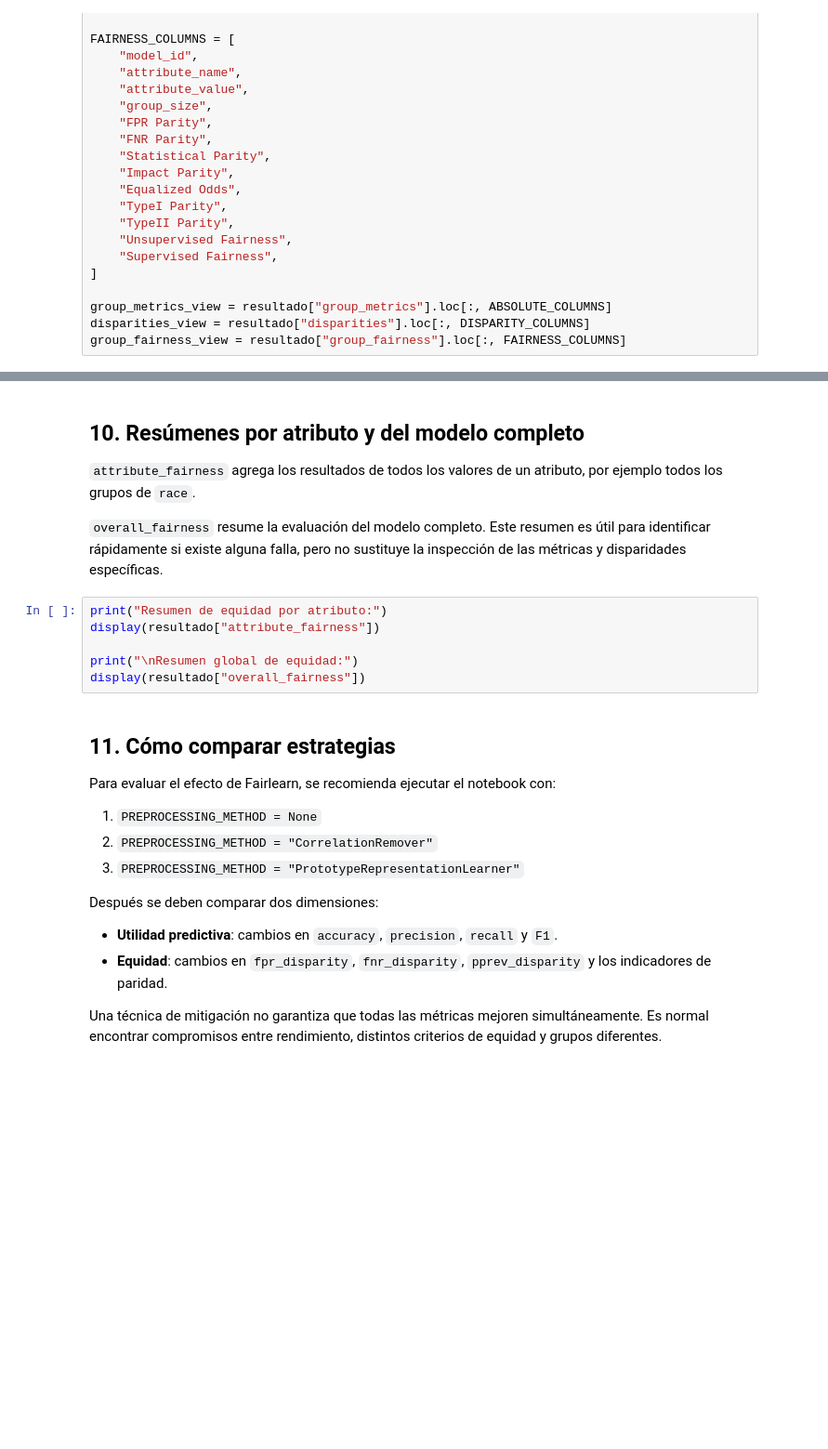
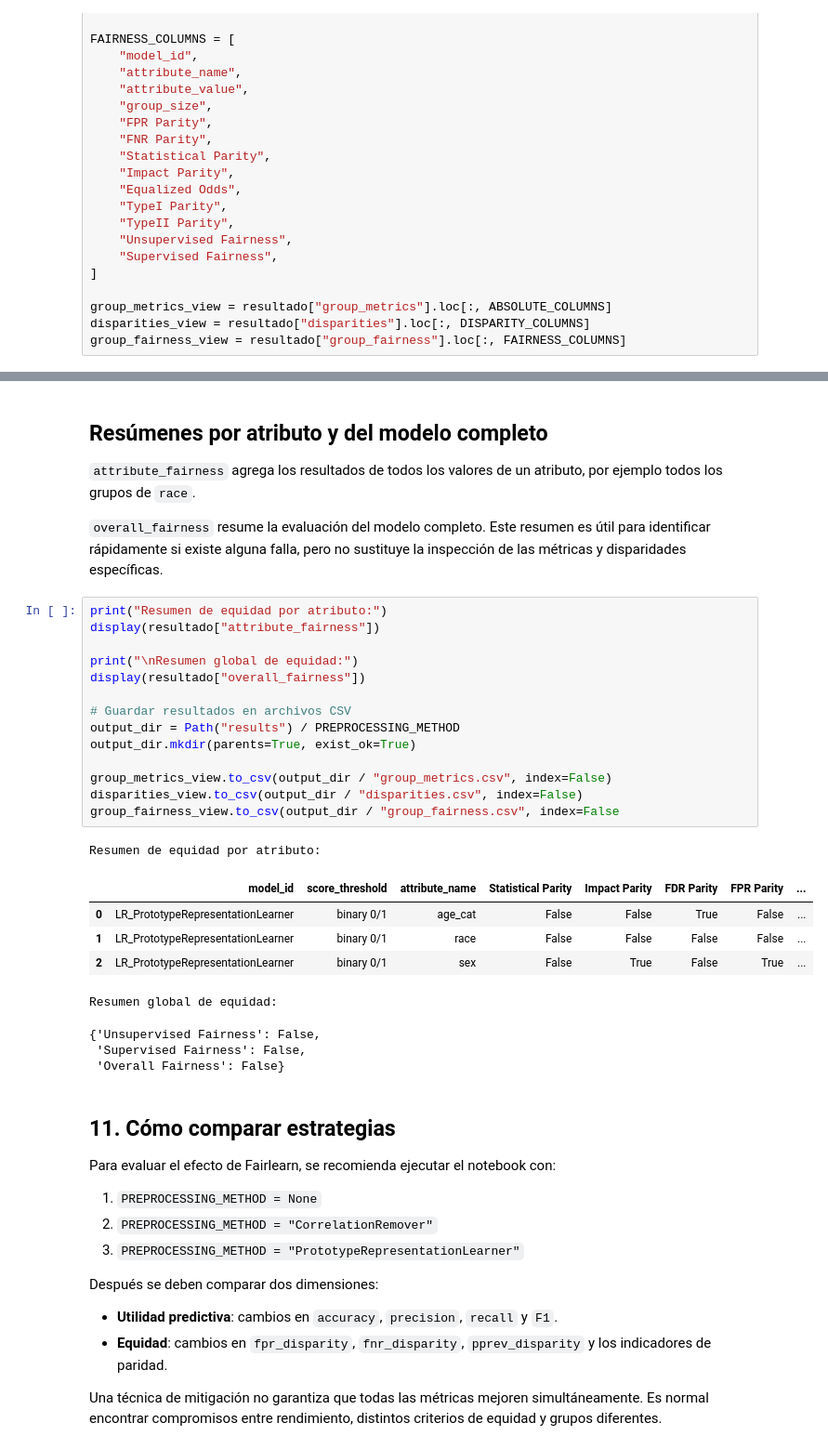
Before and after one commit to lalo01jm/Evaluacion-de-librerias-para-Inteligencia-Artificial-Responsable, a Jupyter notebook: Tutorial/Tutorial.ipynb, the cells around one changed output, grey strips where cells are left out. Shown at 93% size. Drawn from its saved outputs; the diff is of its cells as text; blank space fills up the shorter version.

```diff
--- a/Tutorial/Tutorial.ipynb
+++ b/Tutorial/Tutorial.ipynb
@@ -324,5 +395,5 @@ display(group_fairness_view)
 # %% [markdown]
-## 10. Resúmenes por atributo y del modelo completo
+## Resúmenes por atributo y del modelo completo
 
 `attribute_fairness` agrega los resultados de todos los valores de un atributo, por ejemplo todos los grupos de `race`.
 
@@ -330,9 +401,27 @@ display(group_fairness_view)
 # %%
 print("Resumen de equidad por atributo:")
 display(resultado["attribute_fairness"])
 
 print("\nResumen global de equidad:")
 display(resultado["overall_fairness"])
+
+# Guardar resultados en archivos CSV
+output_dir = Path("results") / PREPROCESSING_METHOD
+output_dir.mkdir(parents=True, exist_ok=True)
+
+group_metrics_view.to_csv(output_dir / "group_metrics.csv", index=False)
+disparities_view.to_csv(output_dir / "disparities.csv", index=False)
+group_fairness_view.to_csv(output_dir / "group_fairness.csv", index=False
+# %% [output]
+Resumen de equidad por atributo:
+|  | model_id | score_threshold | attribute_name | Statistical Parity | Impact Parity | FDR Parity | FPR Parity | ... |
+| 0 | LR_PrototypeRepresentationLearner | binary 0/1 | age_cat | False | False | True | False | ... |
+| 1 | LR_PrototypeRepresentationLearner | binary 0/1 | race | False | False | False | False | ... |
+| 2 | LR_PrototypeRepresentationLearner | binary 0/1 | sex | False | True | False | True | ... |
+Resumen global de equidad:
+{'Unsupervised Fairness': False,
+ 'Supervised Fairness': False,
+ 'Overall Fairness': False}
 # %% [markdown]
 ## 11. Cómo comparar estrategias
 
```
Also changed, not shown: parts of 12 cells of this notebook, 2 other files.
